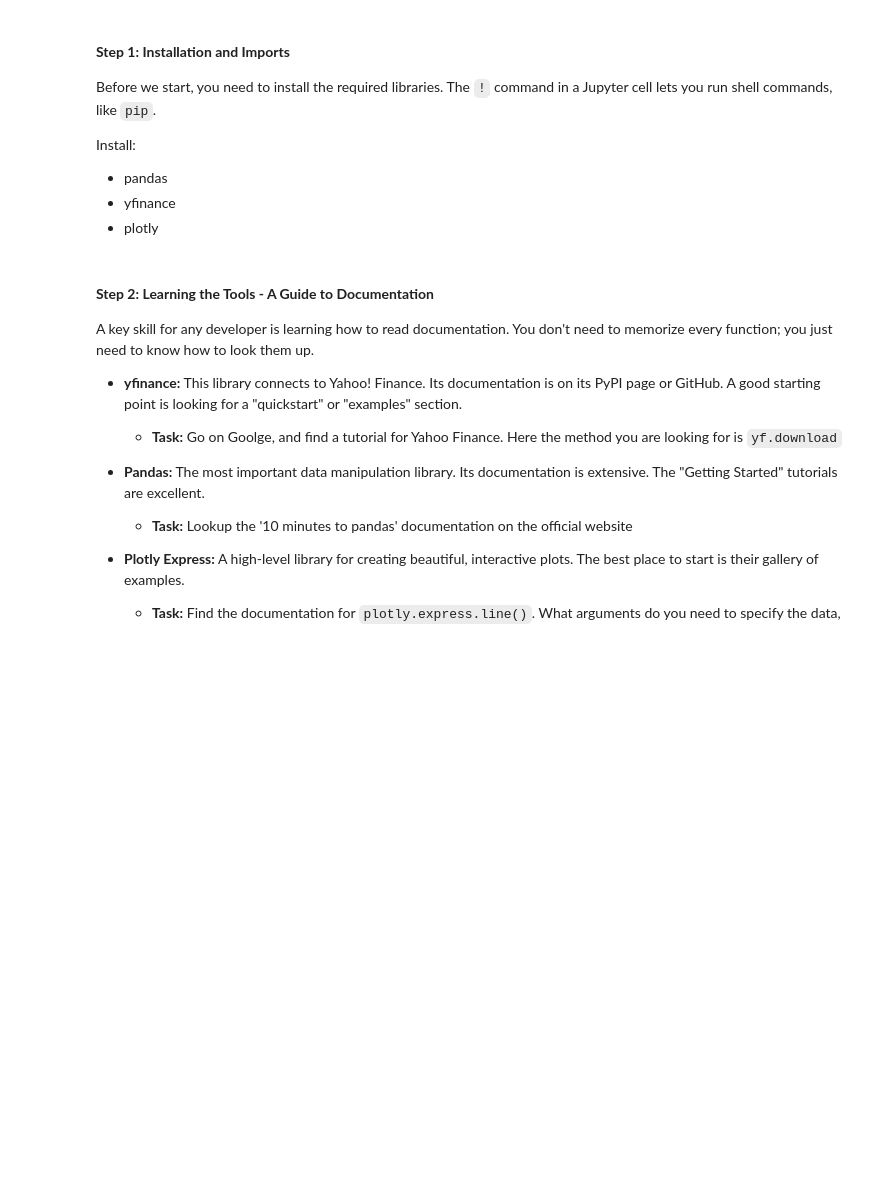
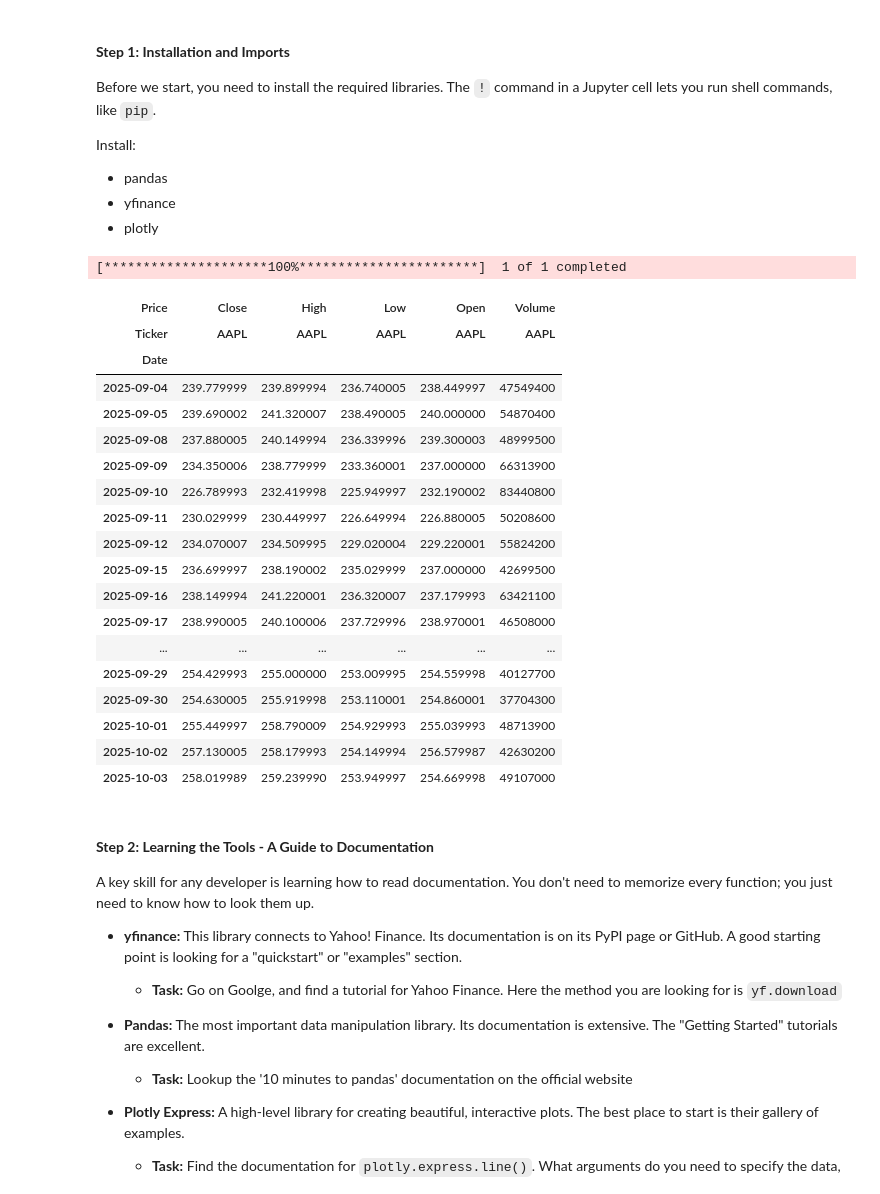
Before and after one commit to gabrielolympie/PythonForFinance, a Jupyter notebook: tds/4.LibraryDocumentation/problem2.ipynb, the cells around one changed output. Cells and saved outputs as stored; diff of their text form; code cells hidden in the pictures; blank space fills up the shorter version.

```diff
--- a/tds/4.LibraryDocumentation/problem2.ipynb
+++ b/tds/4.LibraryDocumentation/problem2.ipynb
@@ -25,6 +25,32 @@ Install:
 import pandas as pd
 import yfinance as yf
 import plotly.express as px
+# %%
+df = yf.download('AAPL')
+# %% [output]
+[*********************100%***********************]  1 of 1 completed
+# %%
+df
+# %% [output]
+| Price | Close | High | Low | Open | Volume |
+| Ticker | AAPL | AAPL | AAPL | AAPL | AAPL |
+| Date |  |  |  |  |  |
+| 2025-09-04 | 239.779999 | 239.899994 | 236.740005 | 238.449997 | 47549400 |
+| 2025-09-05 | 239.690002 | 241.320007 | 238.490005 | 240.000000 | 54870400 |
+| 2025-09-08 | 237.880005 | 240.149994 | 236.339996 | 239.300003 | 48999500 |
+| 2025-09-09 | 234.350006 | 238.779999 | 233.360001 | 237.000000 | 66313900 |
+| 2025-09-10 | 226.789993 | 232.419998 | 225.949997 | 232.190002 | 83440800 |
+| 2025-09-11 | 230.029999 | 230.449997 | 226.649994 | 226.880005 | 50208600 |
+| 2025-09-12 | 234.070007 | 234.509995 | 229.020004 | 229.220001 | 55824200 |
+| 2025-09-15 | 236.699997 | 238.190002 | 235.029999 | 237.000000 | 42699500 |
+| 2025-09-16 | 238.149994 | 241.220001 | 236.320007 | 237.179993 | 63421100 |
+| 2025-09-17 | 238.990005 | 240.100006 | 237.729996 | 238.970001 | 46508000 |
+| ... | ... | ... | ... | ... | ... |
+| 2025-09-29 | 254.429993 | 255.000000 | 253.009995 | 254.559998 | 40127700 |
+| 2025-09-30 | 254.630005 | 255.919998 | 253.110001 | 254.860001 | 37704300 |
+| 2025-10-01 | 255.449997 | 258.790009 | 254.929993 | 255.039993 | 48713900 |
+| 2025-10-02 | 257.130005 | 258.179993 | 254.149994 | 256.579987 | 42630200 |
+| 2025-10-03 | 258.019989 | 259.239990 | 253.949997 | 254.669998 | 49107000 |
 # %% [markdown]
 #### **Step 2: Learning the Tools - A Guide to Documentation**
 A key skill for any developer is learning how to read documentation. You don't need to memorize every function; you just need to know how to look them up.
```
Also changed, not shown: 4 other files.
